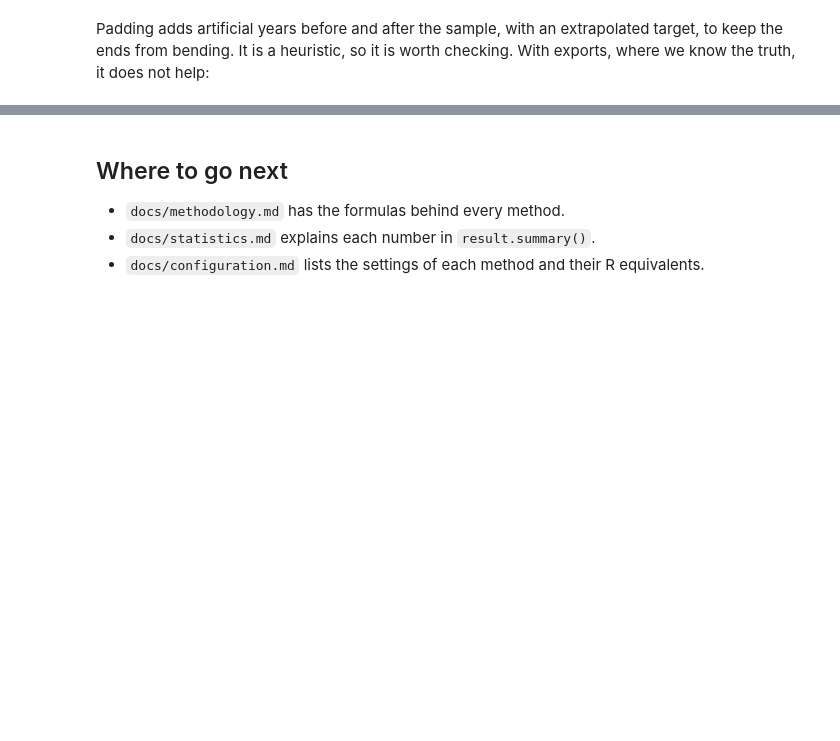
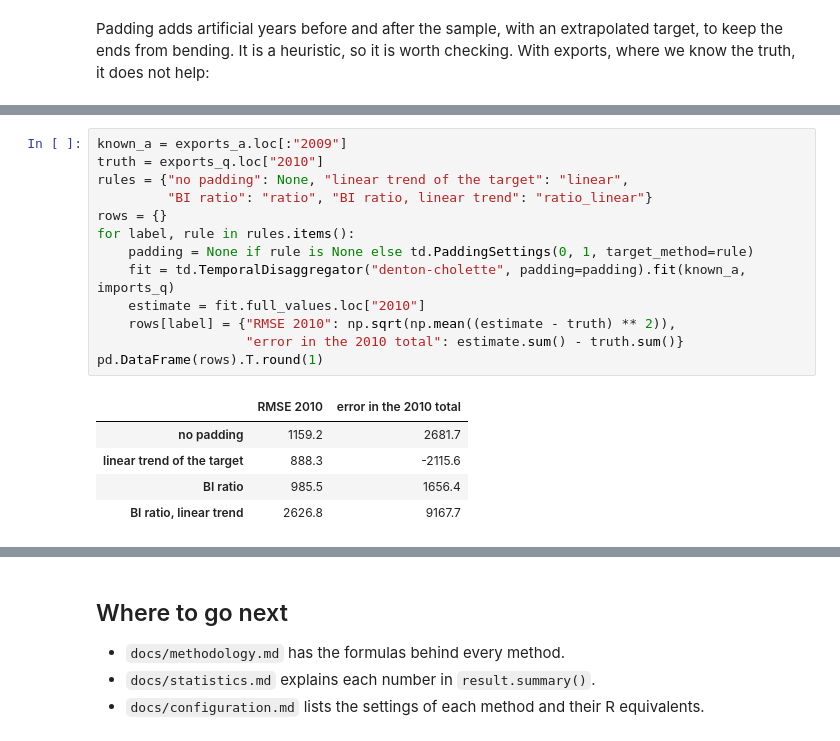
Before and after one commit to jaimevera1107/tempdisagg, a Jupyter notebook: examples/tempdisagg_examples.ipynb, the cells around one changed output, grey strips where cells are left out. Drawn from its saved outputs; the diff is of its cells as text; blank space fills up the shorter version.

```diff
--- a/examples/tempdisagg_examples.ipynb
+++ b/examples/tempdisagg_examples.ipynb
@@ -448,0 +441,19 @@ batch job can log them.
+# %%
+known_a = exports_a.loc[:"2009"]
+truth = exports_q.loc["2010"]
+rules = {"no padding": None, "linear trend of the target": "linear",
+         "BI ratio": "ratio", "BI ratio, linear trend": "ratio_linear"}
+rows = {}
+for label, rule in rules.items():
+    padding = None if rule is None else td.PaddingSettings(0, 1, target_method=rule)
+    fit = td.TemporalDisaggregator("denton-cholette", padding=padding).fit(known_a, imports_q)
+    estimate = fit.full_values.loc["2010"]
+    rows[label] = {"RMSE 2010": np.sqrt(np.mean((estimate - truth) ** 2)),
+                   "error in the 2010 total": estimate.sum() - truth.sum()}
+pd.DataFrame(rows).T.round(1)
+# %% [output]
+|  | RMSE 2010 | error in the 2010 total |
+| no padding | 1159.2 | 2681.7 |
+| linear trend of the target | 888.3 | -2115.6 |
+| BI ratio | 985.5 | 1656.4 |
+| BI ratio, linear trend | 2626.8 | 9167.7 |
```
Also changed, not shown: parts of 23 cells of this notebook, 22 other files.
